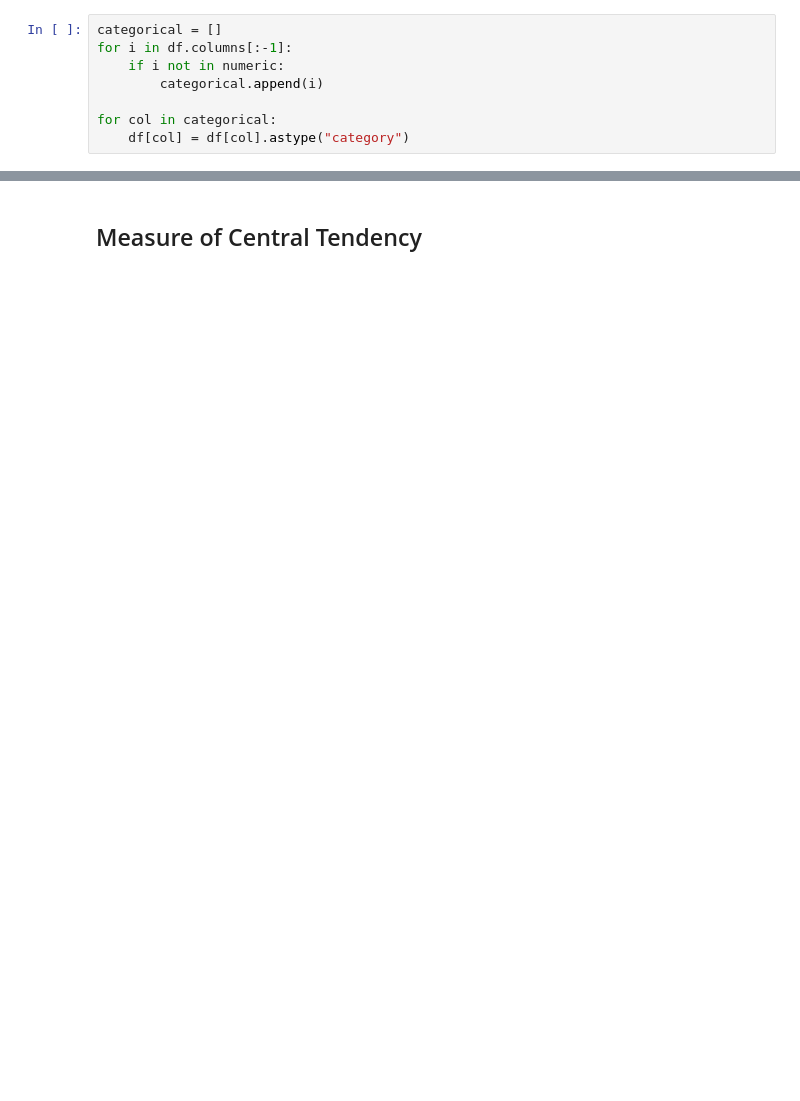
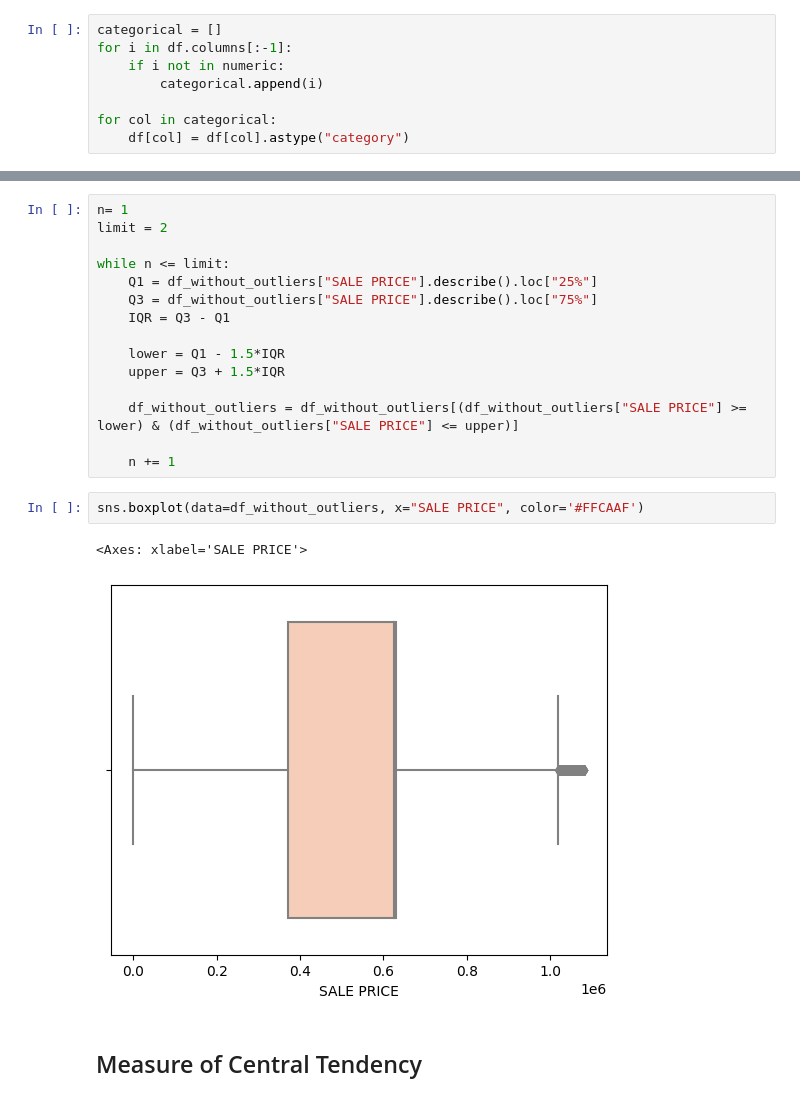
Before and after one commit to yusrainiasraa/Hacktiv8, a Jupyter notebook: Assignment/PYTN_Assgn_2_5_Yusraini/PYTN_Assgn_2_5_Yusraini.ipynb, the cells around one changed output, grey strips where cells are left out. Cells and saved outputs as stored; diff of their text form; blank space fills up the shorter version.

```diff
--- a/Assignment/PYTN_Assgn_2_5_Yusraini/PYTN_Assgn_2_5_Yusraini.ipynb
+++ b/Assignment/PYTN_Assgn_2_5_Yusraini/PYTN_Assgn_2_5_Yusraini.ipynb
@@ -698,2 +231,22 @@ Pada taraf signifikansi α = 5%, H0  gagal ditolak sig (0,494) > α (0,05) sehin
+# %%
+n= 1
+limit = 2
+
+while n <= limit:
+    Q1 = df_without_outliers["SALE PRICE"].describe().loc["25%"]
+    Q3 = df_without_outliers["SALE PRICE"].describe().loc["75%"]
+    IQR = Q3 - Q1
+
+    lower = Q1 - 1.5*IQR
+    upper = Q3 + 1.5*IQR
+
+    df_without_outliers = df_without_outliers[(df_without_outliers["SALE PRICE"] >= lower) & (df_without_outliers["SALE PRICE"] <= upper)]
+
+    n += 1
+# %%
+sns.boxplot(data=df_without_outliers, x="SALE PRICE", color='#FFCAAF')
+# %% [output]
+<Axes: xlabel='SALE PRICE'>
+[figure, added]
 # %% [markdown]
 ## Measure of Central Tendency
```
Also changed, not shown: parts of 170 cells of this notebook, 5 other files.
